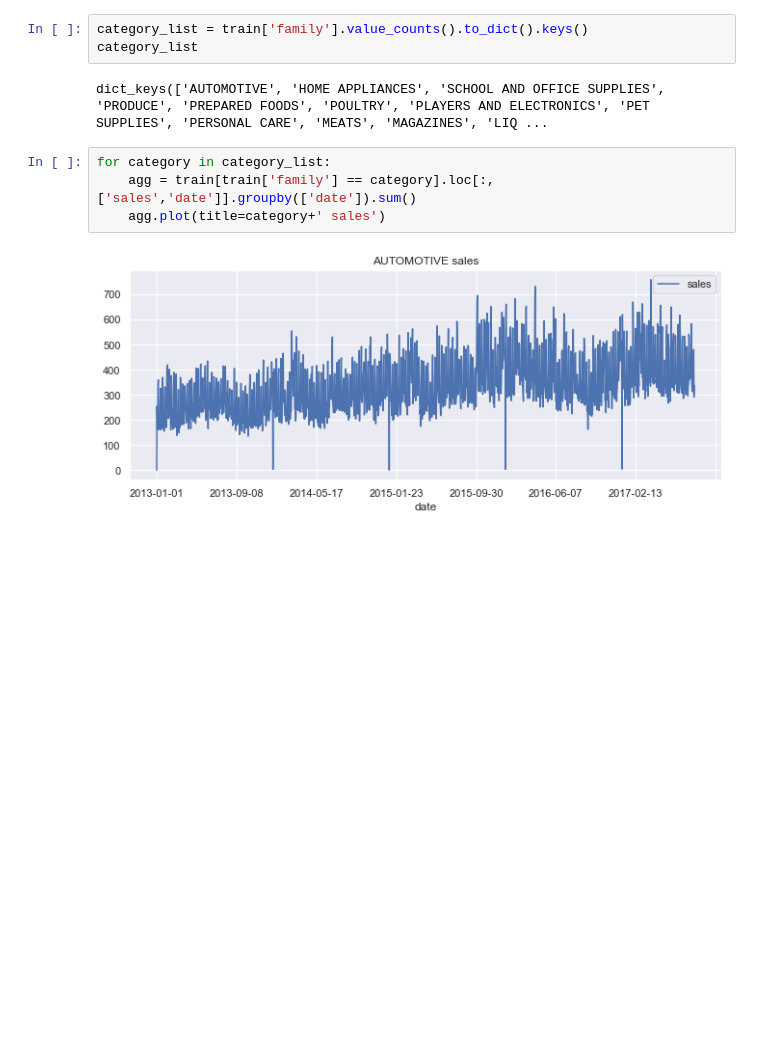
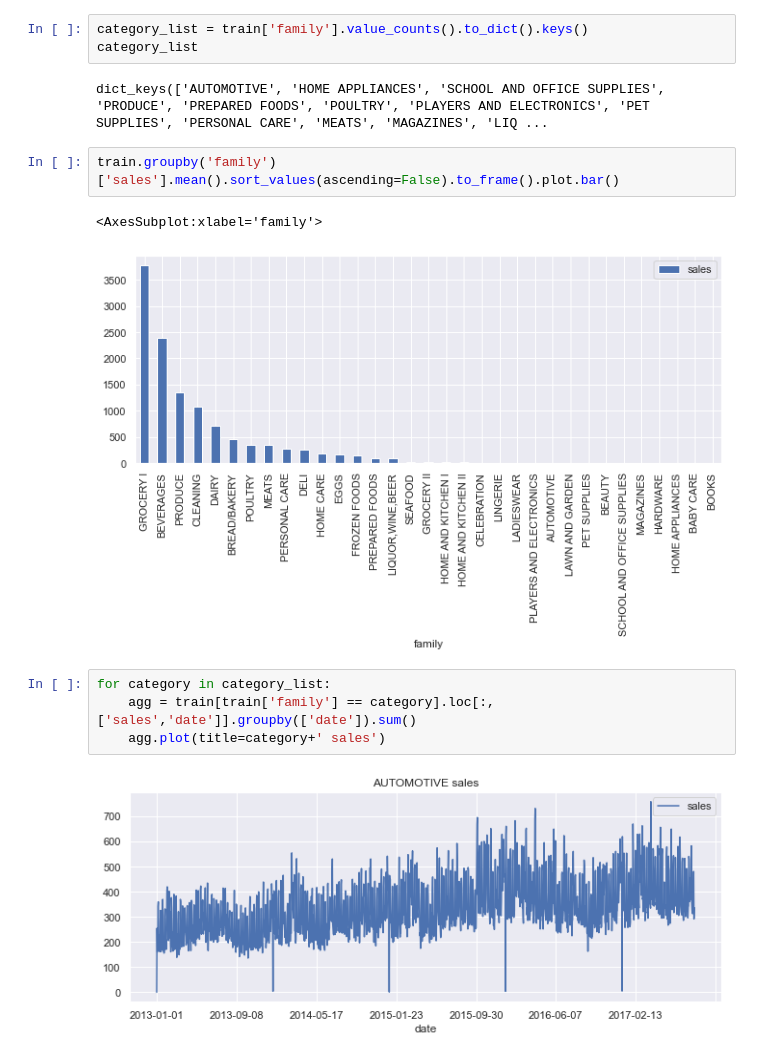
Before and after one commit to suhasAB/store-sales-forecasting, a Jupyter notebook: StoreSales.ipynb, the cells around one changed output. Drawn from its saved outputs; the diff is of its cells as text; blank space fills up the shorter version.

```diff
--- a/StoreSales.ipynb
+++ b/StoreSales.ipynb
@@ -433,6 +442,11 @@ category_list = train['family'].value_counts().to_dict().keys()
 category_list
 # %% [output]
 dict_keys(['AUTOMOTIVE', 'HOME APPLIANCES', 'SCHOOL AND OFFICE SUPPLIES', 'PRODUCE', 'PREPARED FOODS', 'POULTRY', 'PLAYERS AND ELECTRONICS', 'PET SUPPLIES', 'PERSONAL CARE', 'MEATS', 'MAGAZINES', 'LIQ ...
+# %%
+train.groupby('family')['sales'].mean().sort_values(ascending=False).to_frame().plot.bar()
+# %% [output]
+<AxesSubplot:xlabel='family'>
+[figure, added]
 # %%
 for category in category_list:
     agg = train[train['family'] == category].loc[:,['sales','date']].groupby(['date']).sum()
```
Also changed, not shown: parts of 12 cells of this notebook.
